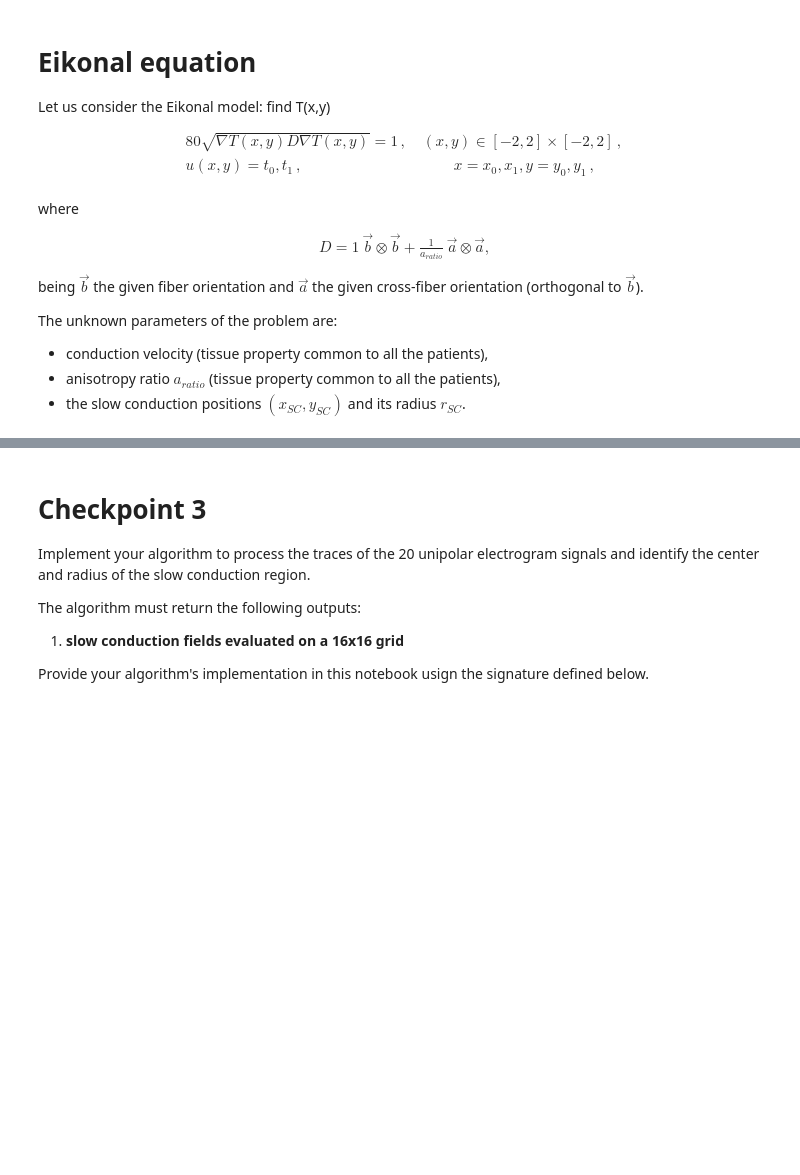
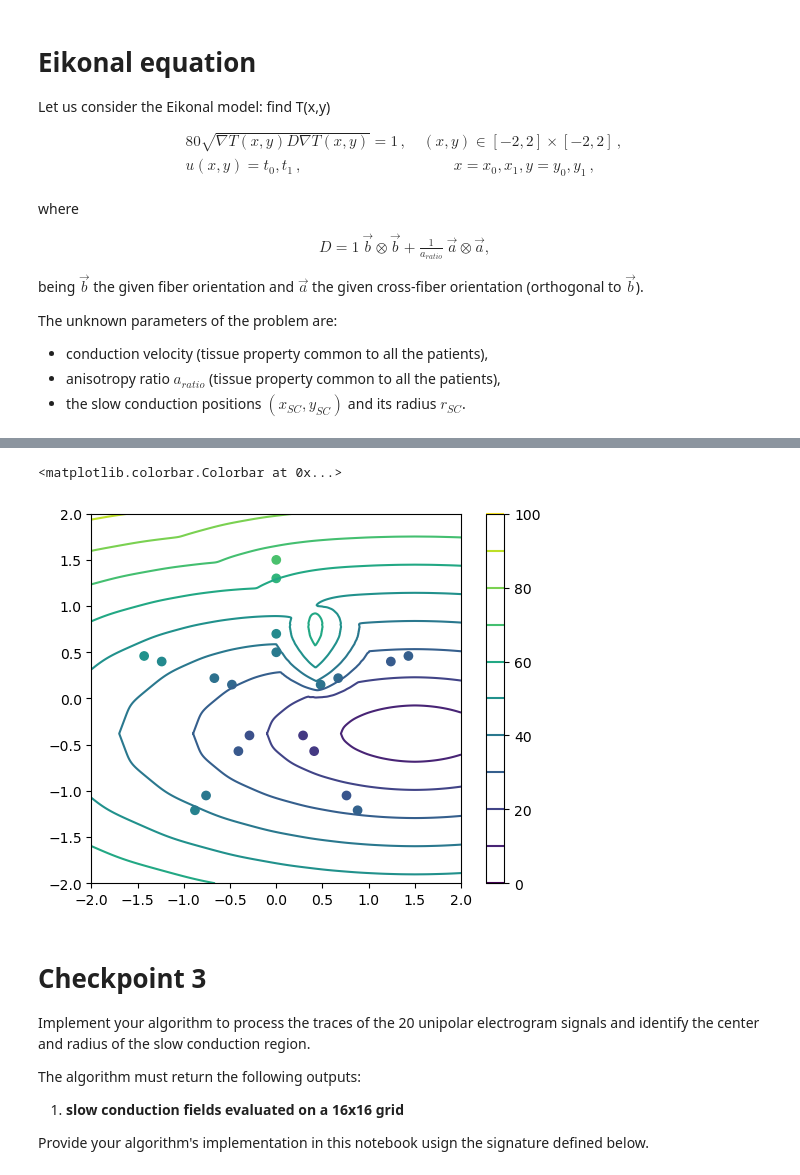
Before and after one commit to Stefano-Chiari/SubstrateFinder, a Jupyter notebook: checkpoint3_FourthVersion.ipynb, the cells around one changed output, grey strips where cells are left out. Saved outputs shown, nothing was run; the diff lists cells and outputs as text; code cells hidden in the pictures; blank space fills up the shorter version.

```diff
--- a/checkpoint3_FourthVersion.ipynb
+++ b/checkpoint3_FourthVersion.ipynb
@@ -292,9 +301,12 @@ The unknown parameters of the problem are:
 # %%
-# plt.figure(1)
-# plt.scatter( x_meas, y_meas, c=time_meas, vmin= 0, vmax=np.max(activation_time) )
-# plt.contour(X_mesh, Y_mesh, activation_time , 10)
-# plt.gca().set_aspect(1)
-# plt.colorbar()
+plt.figure(1)
+plt.scatter( x_meas, y_meas, c=time_meas, vmin= 0, vmax=np.max(activation_time) )
+plt.contour(X_mesh, Y_mesh, activation_time , 10)
+plt.gca().set_aspect(1)
+plt.colorbar()
+# %% [output]
+<matplotlib.colorbar.Colorbar at 0x...>
+[figure, added]
 # %% [markdown]
 # Checkpoint 3
 
```
Also changed, not shown: parts of 15 cells of this notebook, 1 other file.
